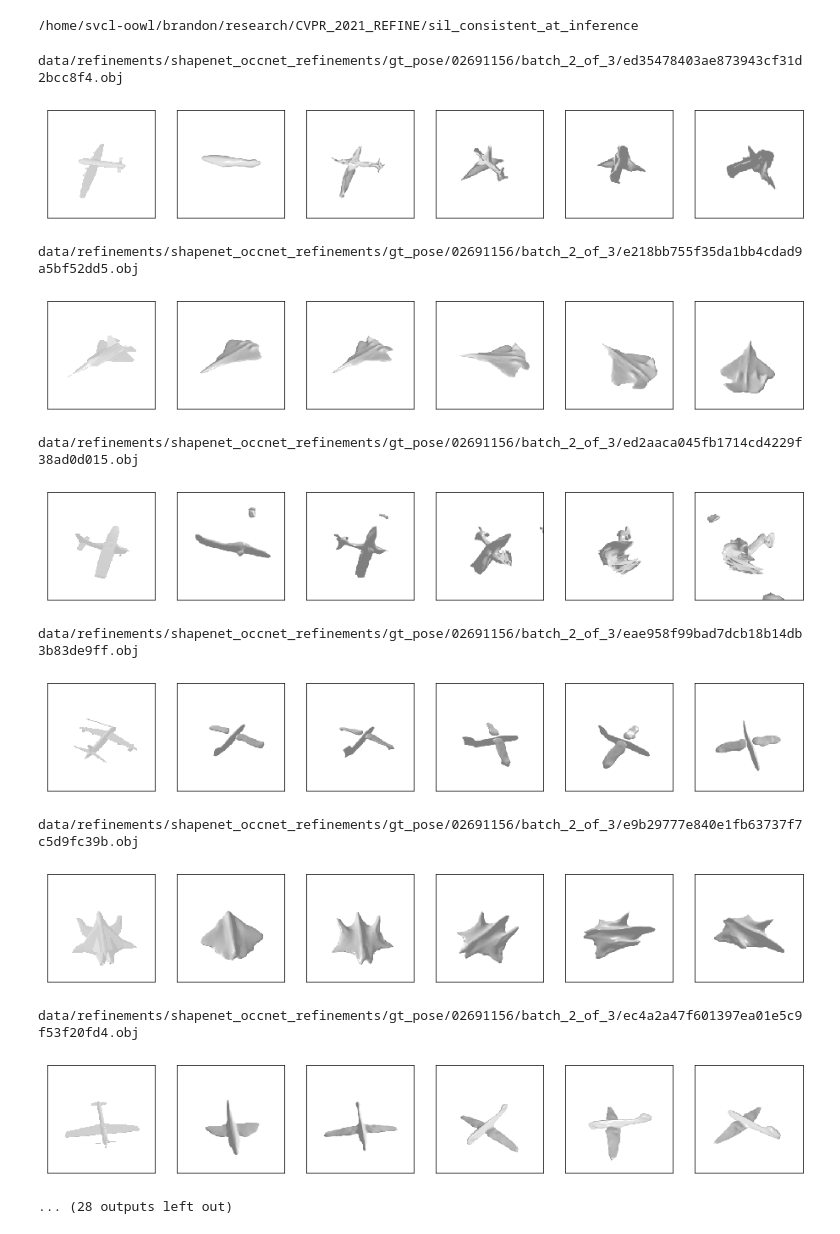
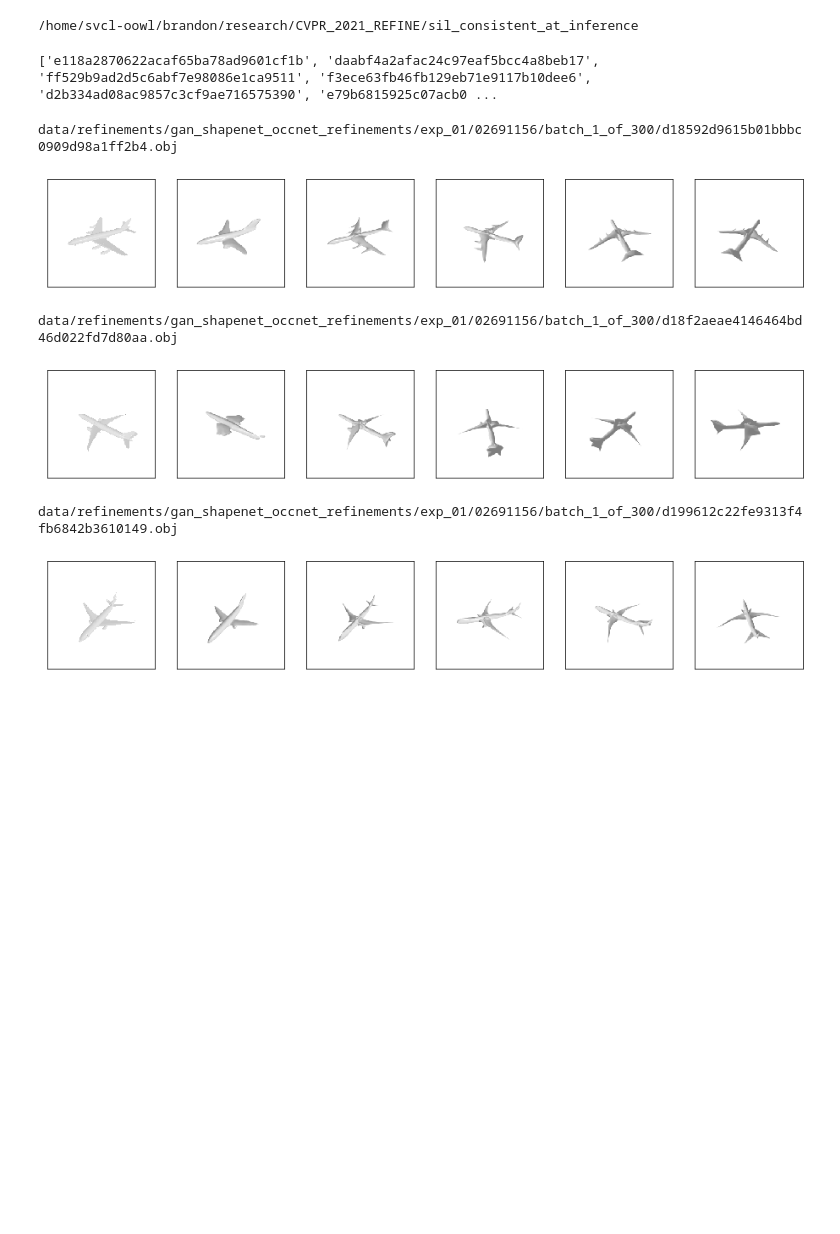
Before and after one commit to b7leung/sil_consistent_at_inference, a Jupyter notebook: notebooks/Show_Refined_Meshes.ipynb, the cells around one changed output. Drawn from its saved outputs; the diff is of its cells as text; code cells hidden in the pictures; blank space fills up the shorter version.

```diff
--- a/notebooks/Show_Refined_Meshes.ipynb
+++ b/notebooks/Show_Refined_Meshes.ipynb
@@ -101,7 +101,9 @@ input_dir_img = "data/input_images/pytorch3d_shapenet_renders/{}/rgba".format(cl
 #refined_models_dir = "data/refinements/pix2mesh/gt_pose/{}".format(class_name)
 # occnet
 input_dir_mesh = "/home/svcl-oowl/brandon/research/CVPR_2021_REFINE/occupancy_networks/out/pytorch3d_renders/{}/generation/meshes".format(class_name)
-refined_models_dir = "data/refinements/shapenet_occnet_refinements/{}/{}".format(refinement_type, class_name)
+#refined_models_dir = "data/refinements/shapenet_occnet_refinements/{}/{}".format(refinement_type, class_name)
+refined_models_dir = "data/refinements/gan_shapenet_occnet_refinements/exp_01/{}".format(class_name)
+
 
 # sym
 #input_dir_img  = "data/input_images/asym_pytorch3d_shapenet_renders/{}/rgba".format(class_name)
@@ -129,25 +130,22 @@ instances = ['ddf4aa5f68f89616bce962d6c4b37336', 'de7cc3442b1775d46559a92f80e367
+# %%
+print(instances)
+# %% [output]
+['e118a2870622acaf65ba78ad9601cf1b', 'daabf4a2afac24c97eaf5bcc4a8beb17', 'ff529b9ad2d5c6abf7e98086e1ca9511', 'f3ece63fb46fb129eb71e9117b10dee6', 'd2b334ad08ac9857c3cf9ae716575390', 'e79b6815925c07acb0 ...
 # %%
-#instances = random.sample([str(path).split('/')[-1].replace('.obj',"") for path in list(Path(refined_models_dir).rglob('*.obj'))], 180)
-#instances=None
-#instances= ["d2bf5f39131584c0a8cba409c4409ba9", "d3f2dcf27000283799d9d900afe054b8", "d6b4ad58a49bb80cd13ef00338ba8c52", "d532a5abb756ebebcc14f1e6f4f4f49b", "d708c311bcd60e61c9ac656f0c2edc4b", "d722973c75c85d93d0734afa0d357999", "f390b1b28b6dda03dc57b3e43c28d486"]
+#instances = random.sample([str(path).split('/')[-1].replace('.obj',"") for path in list(Path(refined_models_dir).rglob('*.obj'))], 20)
+instances=None
+
 
 #m = ["2d_iou_input", "2d_iou_multi", "3d_iou","chamfer_L1"]
 m = []
 show_meshes(input_dir_img, input_dir_mesh, refined_models_dir, gt_shapes_dict, device, only_show_instances=instances, metrics_to_eval=m, num_sample_points=500000)
 # %% [output]
-data/refinements/shapenet_occnet_refinements/gt_pose/02691156/batch_2_of_3/ed35478403ae873943cf31d2bcc8f4.obj
+data/refinements/gan_shapenet_occnet_refinements/exp_01/02691156/batch_1_of_300/d18592d9615b01bbbc0909d98a1ff2b4.obj
-[figure, old version]
+[figure, new version]
-data/refinements/shapenet_occnet_refinements/gt_pose/02691156/batch_2_of_3/e218bb755f35da1bb4cdad9a5bf52dd5.obj
+data/refinements/gan_shapenet_occnet_refinements/exp_01/02691156/batch_1_of_300/d18f2aeae4146464bd46d022fd7d80aa.obj
-[figure, old version]
+[figure, new version]
-data/refinements/shapenet_occnet_refinements/gt_pose/02691156/batch_2_of_3/ed2aaca045fb1714cd4229f38ad0d015.obj
+data/refinements/gan_shapenet_occnet_refinements/exp_01/02691156/batch_1_of_300/d199612c22fe9313f4fb6842b3610149.obj
-[figure, old version]
+[figure, new version]
-data/refinements/shapenet_occnet_refinements/gt_pose/02691156/batch_2_of_3/eae958f99bad7dcb18b14db3b83de9ff.obj
-[figure, removed]
-data/refinements/shapenet_occnet_refinements/gt_pose/02691156/batch_2_of_3/e9b29777e840e1fb63737f7c5d9fc39b.obj
-[figure, removed]
-data/refinements/shapenet_occnet_refinements/gt_pose/02691156/batch_2_of_3/ec4a2a47f601397ea01e5c9f53f20fd4.obj
-[figure, removed]
-... (28 outputs left out)
 # %%
 # show training loss info
 # getting paths of all loss info pickled files
```
Also changed, not shown: parts of 2 cells of this notebook, 40 other files.
